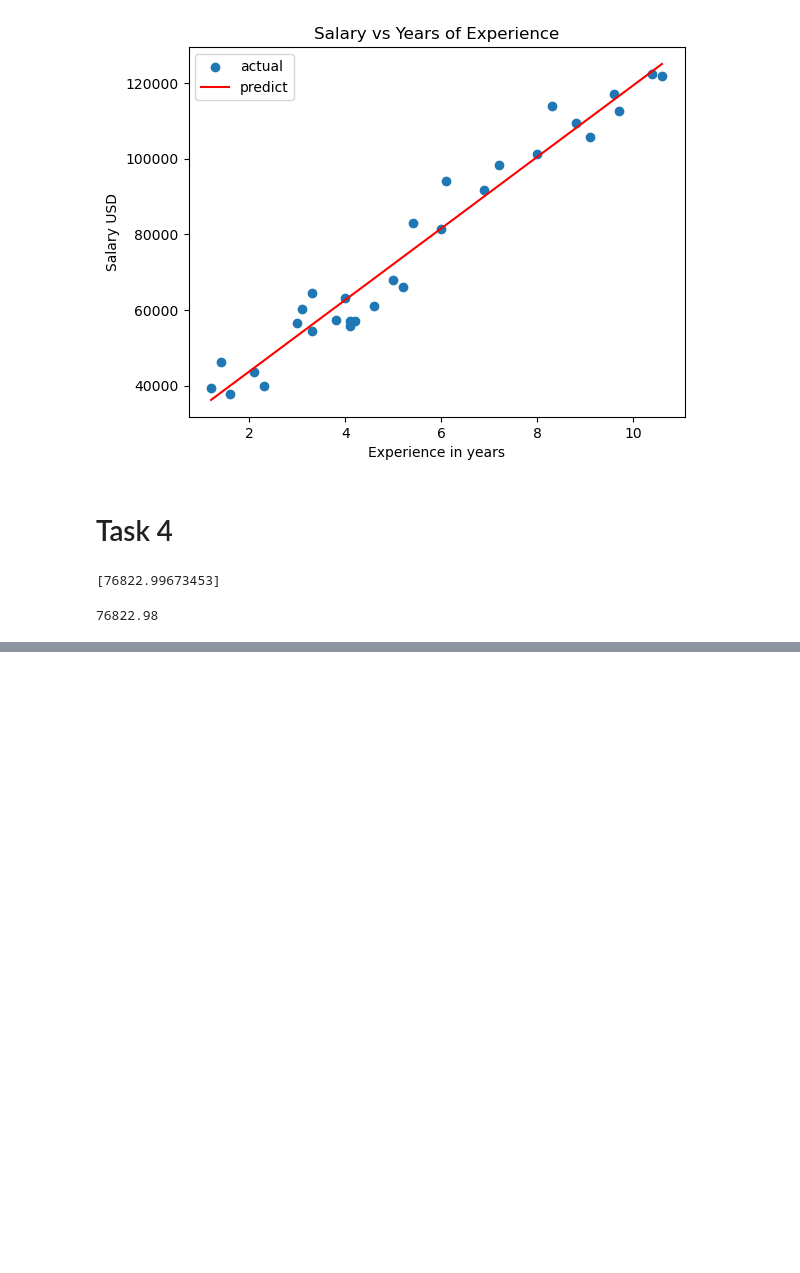
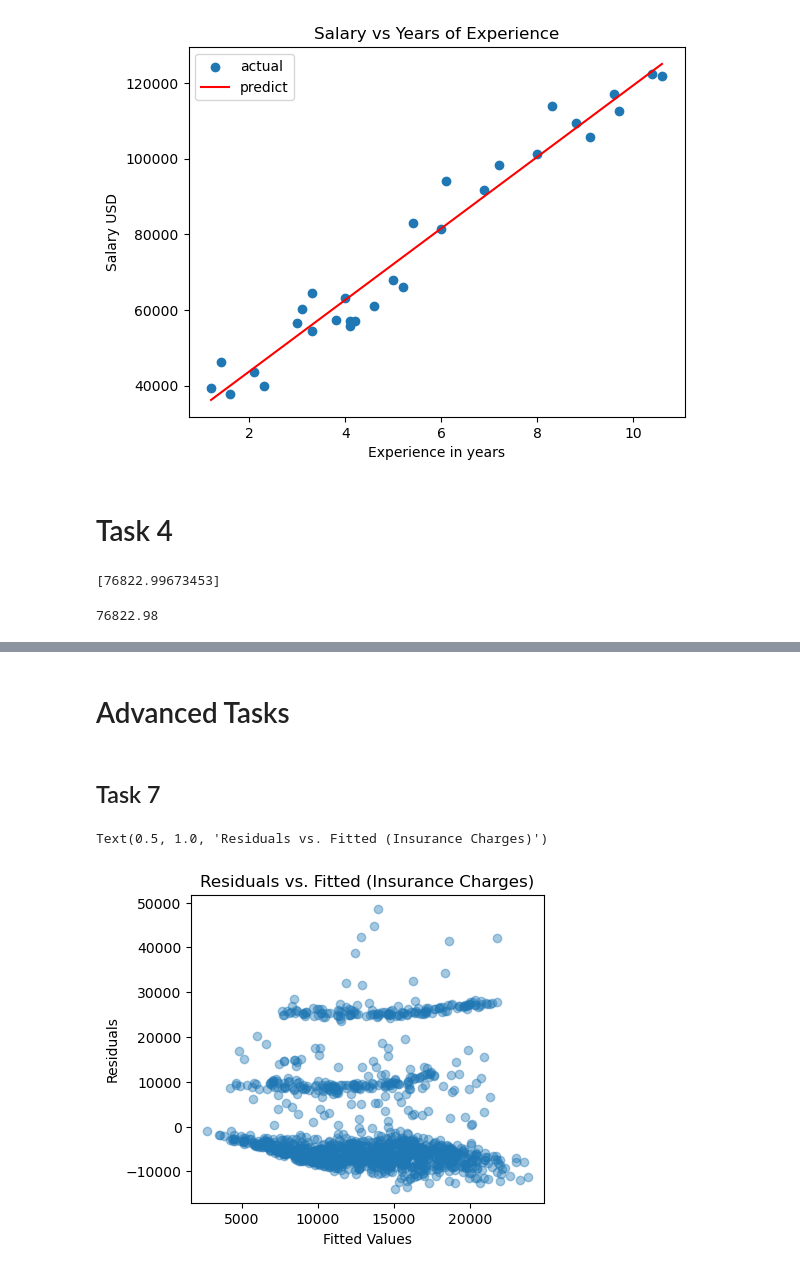
Before and after one commit to BrianFri/LinearRegression, a Jupyter notebook: LinearRegression.ipynb, the cells around one changed output, grey strips where cells are left out. Drawn from its saved outputs; the diff is of its cells as text; code cells hidden in the pictures; blank space fills up the shorter version.

```diff
--- a/LinearRegression.ipynb
+++ b/LinearRegression.ipynb
@@ -69,0 +120,22 @@ print(24848.20 + (9449.96 * 5.5))
+# %% [markdown]
+# Advanced Tasks
+# %% [markdown]
+## Task 7
+# %%
+insurance_df['predicted'] = model_ins.predict(X_ins)
+insurance_df['residual'] = insurance_df['charges'] - insurance_df['predicted']
+
+plt.figure(figsize=(10,4))
+
+plt.subplot(1,2,1)
+plt.scatter(insurance_df['predicted'], insurance_df['residual'], alpha=0.4)
+plt.xlabel('Fitted Values')
+plt.ylabel('Residuals')
+plt.title('Residuals vs. Fitted (Insurance Charges)')
+
+
+plt.subplot(1,2,2)
+plt.hist()
+# %% [output]
+Text(0.5, 1.0, 'Residuals vs. Fitted (Insurance Charges)')
+[figure, added]
```
Also changed, not shown: parts of 4 cells of this notebook.
